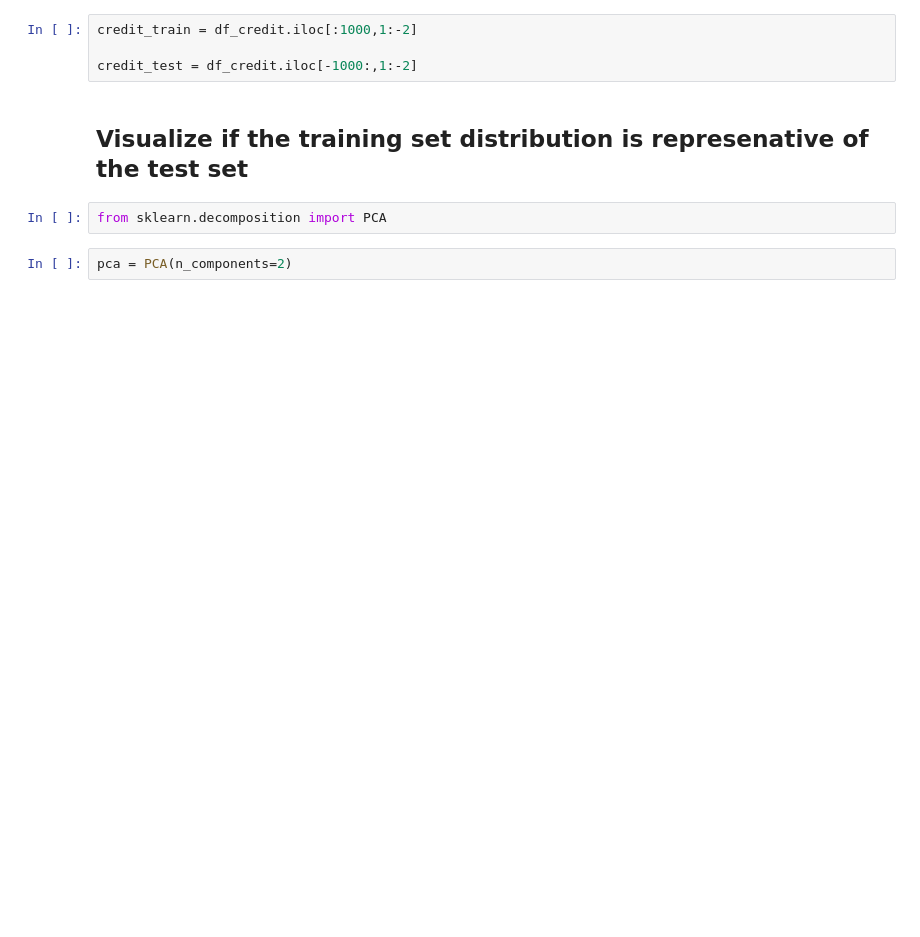
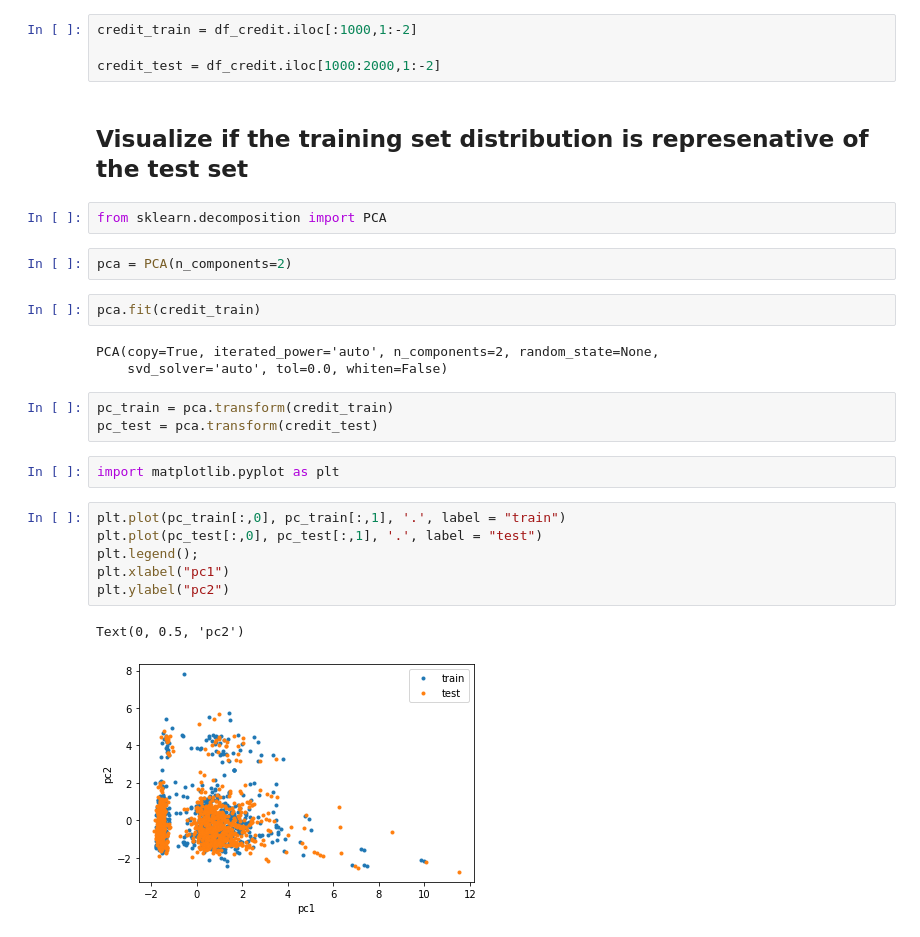
Before and after one commit to myazdani/-ml-viz-2020, a Jupyter notebook: notebooks/covariate-shift-demo.ipynb, the cells around one changed output. Drawn from its saved outputs; the diff is of its cells as text; blank space fills up the shorter version.

```diff
--- a/notebooks/covariate-shift-demo.ipynb
+++ b/notebooks/covariate-shift-demo.ipynb
@@ -25,10 +35,29 @@ Because credit card transactions are collected over time, and we want to test th
 # %%
 credit_train = df_credit.iloc[:1000,1:-2]
 
-credit_test = df_credit.iloc[-1000:,1:-2]
+credit_test = df_credit.iloc[1000:2000,1:-2]
 # %% [markdown]
 ## Visualize if the training set distribution is represenative of the test set
 # %%
 from sklearn.decomposition import PCA
 # %%
 pca = PCA(n_components=2)
+# %%
+pca.fit(credit_train)
+# %% [output]
+PCA(copy=True, iterated_power='auto', n_components=2, random_state=None,
+    svd_solver='auto', tol=0.0, whiten=False)
+# %%
+pc_train = pca.transform(credit_train)
+pc_test = pca.transform(credit_test)
+# %%
+import matplotlib.pyplot as plt
+# %%
+plt.plot(pc_train[:,0], pc_train[:,1], '.', label = "train")
+plt.plot(pc_test[:,0], pc_test[:,1], '.', label = "test")
+plt.legend();
+plt.xlabel("pc1")
+plt.ylabel("pc2")
+# %% [output]
+Text(0, 0.5, 'pc2')
+[figure, added]
```
Also changed, not shown: parts of 1 cell of this notebook, 3 other files.
